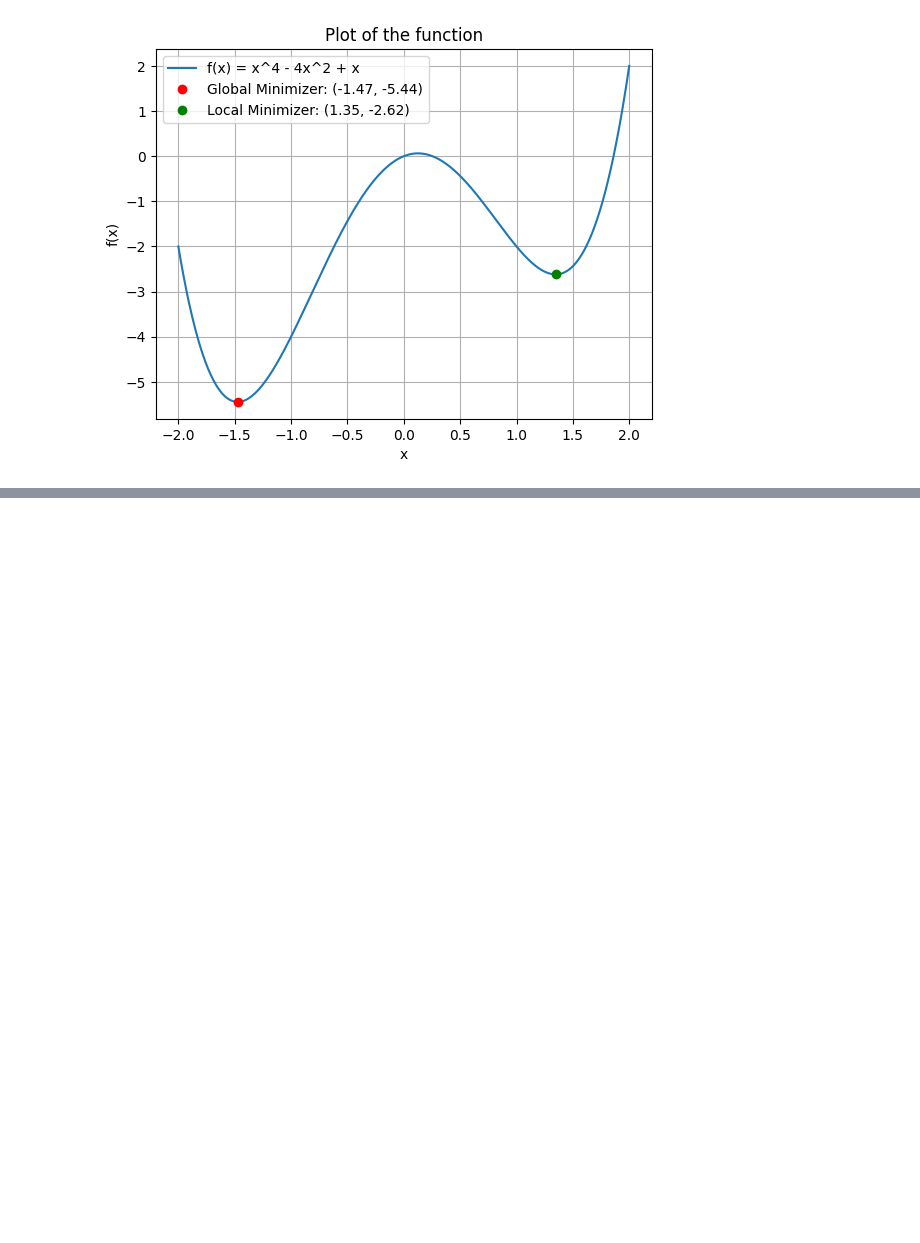
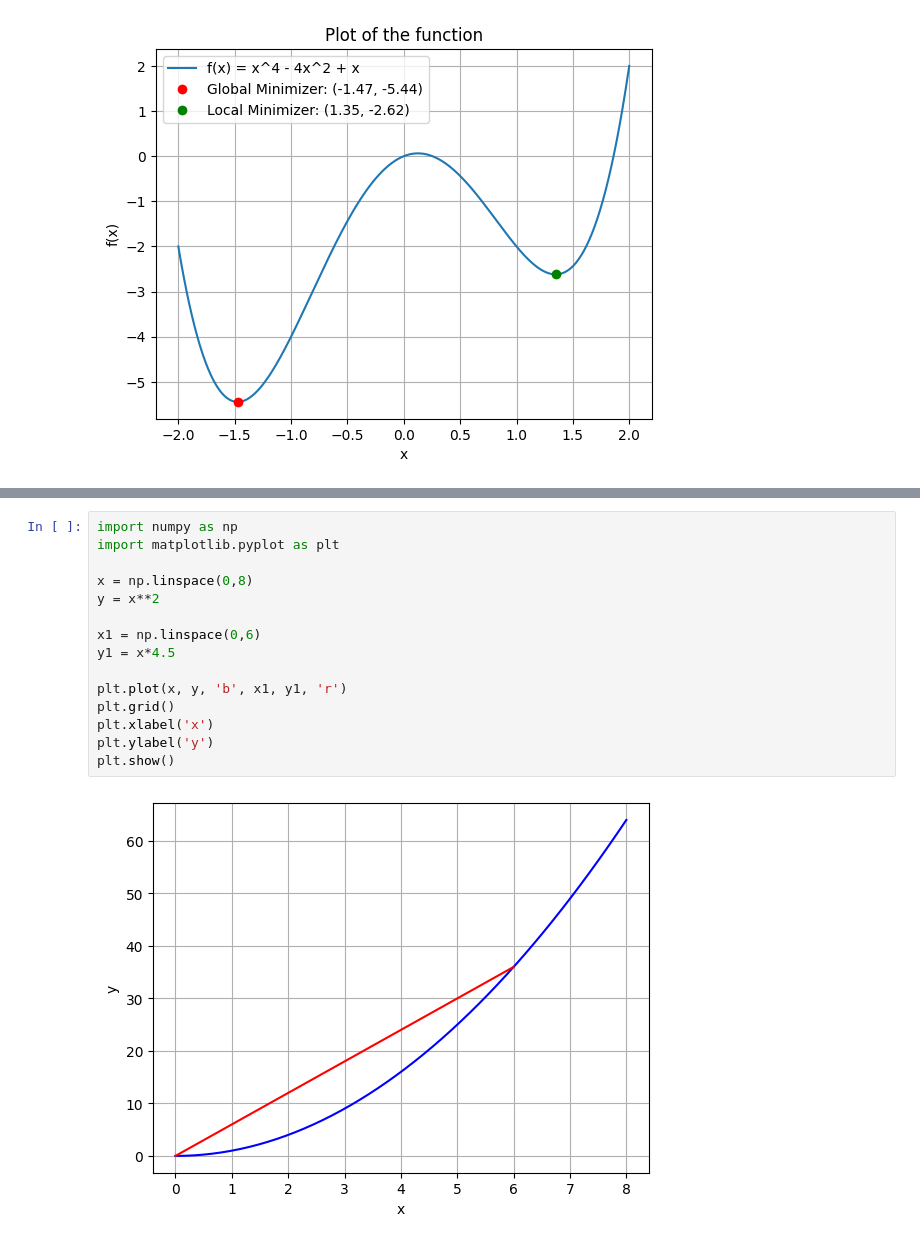
Before and after one commit to pmecwan/MAT-421, a Jupyter notebook: Module_E_Section_3_2,_3_3_.ipynb, the cells around one changed output, grey strips where cells are left out. Cells and saved outputs as stored; diff of their text form; blank space fills up the shorter version.

```diff
--- a/Module_E_Section_3_2,_3_3_.ipynb
+++ b/Module_E_Section_3_2,_3_3_.ipynb
@@ -120,0 +123,17 @@ plt.show()
+# %%
+import numpy as np
+import matplotlib.pyplot as plt
+
+x = np.linspace(0,8)
+y = x**2
+
+x1 = np.linspace(0,6)
+y1 = x*4.5
+
+plt.plot(x, y, 'b', x1, y1, 'r')
+plt.grid()
+plt.xlabel('x')
+plt.ylabel('y')
+plt.show()
+# %% [output]
+[figure, added]
```
Also changed, not shown: parts of 1 cell of this notebook.
